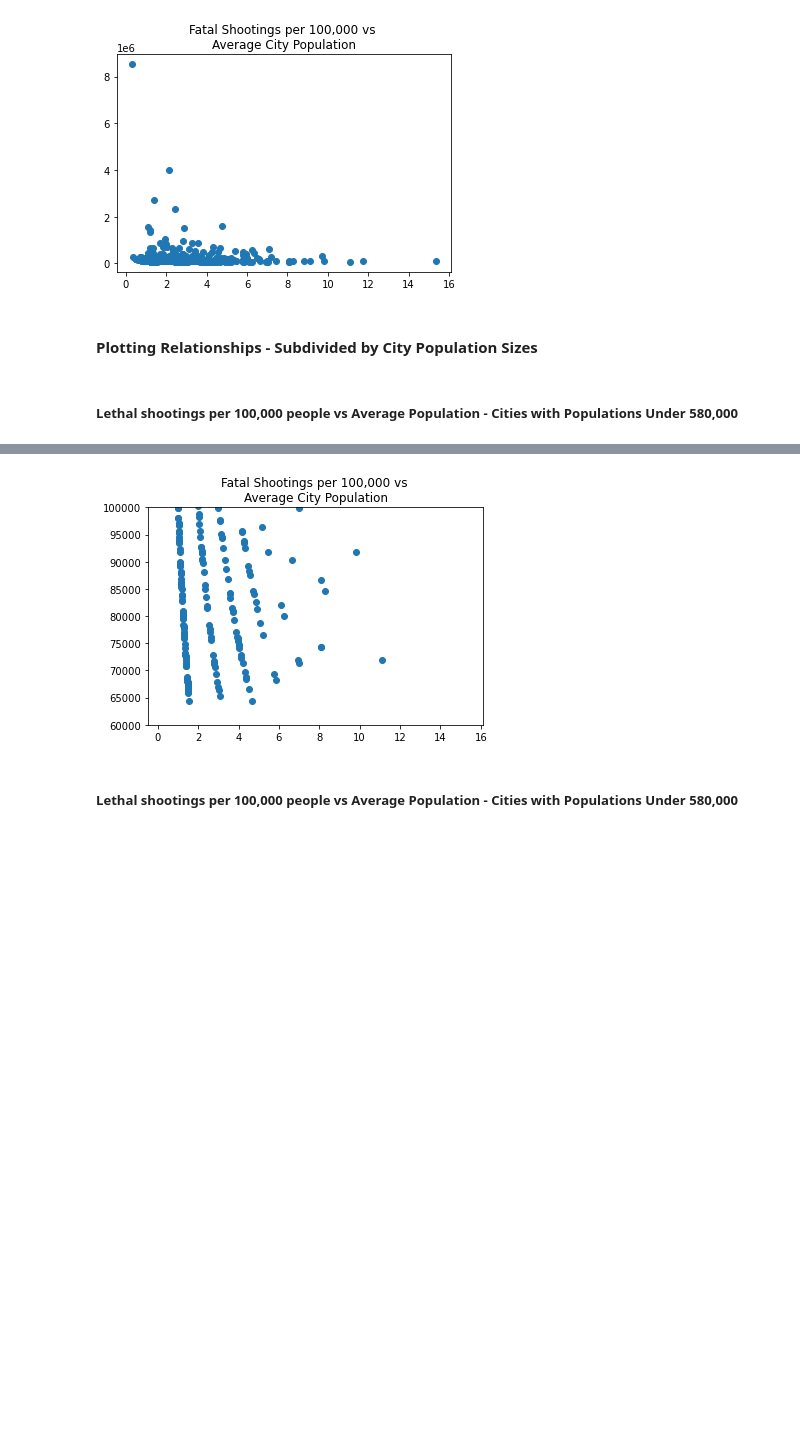
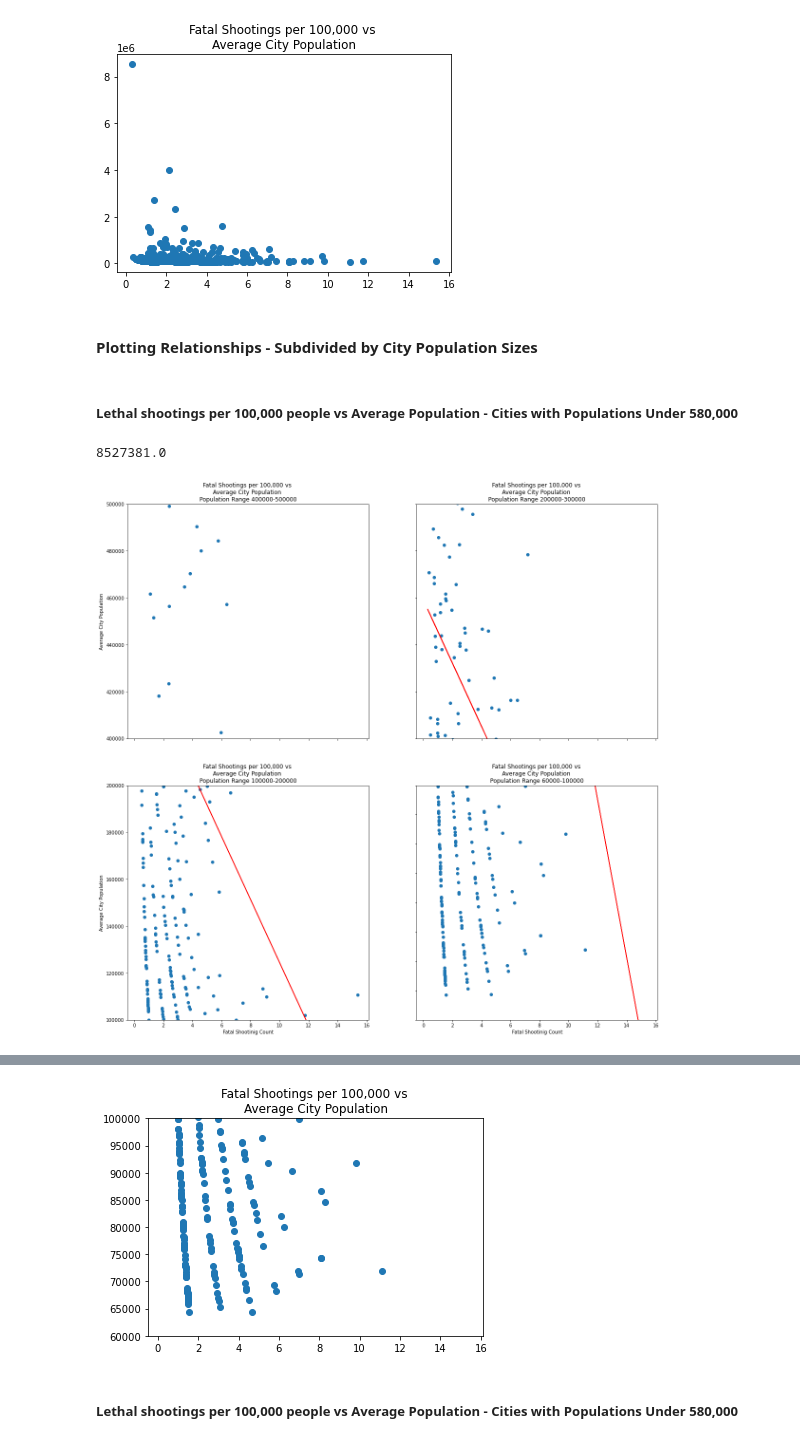
Before and after one commit to szerpa17/fatal-police-shootings, a Jupyter notebook: Analysis_SZ.ipynb, the cells around one changed output, grey strips where cells are left out. Drawn from its saved outputs; the diff is of its cells as text; code cells hidden in the pictures; blank space fills up the shorter version.

Commit message:
updated with subplots

```diff
--- a/Analysis_SZ.ipynb
+++ b/Analysis_SZ.ipynb
@@ -367,3 +374,77 @@ plt.show()
 #### Plotting Relationships - Subdivided by City Population Sizes
 # %% [markdown]
 ##### Lethal shootings per 100,000 people vs Average Population - Cities with Populations Under 580,000
+# %%
+x = per_capita_df['shootings per 100,000']
+y = per_capita_df['average population']
+# %% [output]
+8527381.0
+# %%
+# Multiplot
+x_values = x
+y_values = y
+
+# Regression Calculation
+(slope, intercept, rvalue, pvalue, stderr) = st.linregress(x_values, y_values)
+regress_values = x_values * slope + intercept
+line_eq = "y = " + str(round(slope,2)) + "x + " + str(round(intercept,2))
+
+# plt.scatter(x_values,y_values)
+# plt.plot(x_values,regress_values,"r-")
+#annotation = plt.annotate(line_eq,(6,10),fontsize=15,color="red")
+# plt.xlabel(')
+# plt.ylabel('')
+# print(f"The r-squared is: {rvalue**2}")
+#     #  the r squared value is the correlation coefficient, but its made positive
+# plt.show()
+
+# marker_style = dict(marker='o',
+#                     markersize=50000, markerfacecoloralt='tab:red')
+
+#Sets plot into a 2x2 grid
+fig, axs = plt.subplots(2,2, figsize=(20,20))
+
+# Plot 1
+axs[0, 0].scatter(x, y)
+axs[0, 0].set_title('Fatal Shootings per 100,000 vs \nAverage City Population \nPopulation Range 400000-500000')
+axs[0, 0].plot(x_values,regress_values,"r-")
+# axs[1, 1].set_ylim(12,16)
+axs[0, 0].set_ylim(400000, 500000)
+
+# Plot 2
+axs[0, 1].scatter(x, y)
+axs[0, 1].set_title('Fatal Shootings per 100,000 vs \nAverage City Population \nPopulation Range 200000-300000')
+axs[0, 1].plot(x_values,regress_values,"r-")
+# axs[0, 1].set_ylim(8,12)
+axs[0, 1].set_ylim(200000, 300000)
+
+# Plot 3
+axs[1, 0].scatter(x, y)
+axs[1, 0].set_title('Fatal Shootings per 100,000 vs \nAverage City Population \nPopulation Range 100000-200000')
+axs[1, 0].plot(x_values,regress_values,"r-")
+# axs[0, 1].set_ylim(4,8)
+axs[1, 0].set_ylim(100000, 200000)
+
+# Plot 4
+axs[1, 1].scatter(x, y)
+axs[1, 1].plot(x_values,regress_values,"r-")
+#axs[1, 1].annotate(line_eq,(2,20),fontsize=15,color="red")
+axs[1, 1].set_title('Fatal Shootings per 100,000 vs \nAverage City Population \nPopulation Range 60000-100000')
+#axs[1, 1].set_ylim(50000,100000)
+#axs[1, 1].set_markersize=5000
+# Print out the r-squared value along with the plot.
+axs[1, 1].set_ylim(60000,100000)
+
+# Assign Labels
+for ax in axs.flat:
+    ax.set(xlabel='Fatal Shootinig Count', ylabel='Average City Population')
+
+
+# Hide x labels and tick labels for top plots and y ticks for right plots.
+for ax in axs.flat:
+    ax.label_outer()
+
+
+    #ax.plot(**marker_style)
+# %% [output]
+[figure, added]
```
Also changed, not shown: parts of 3 cells of this notebook.
